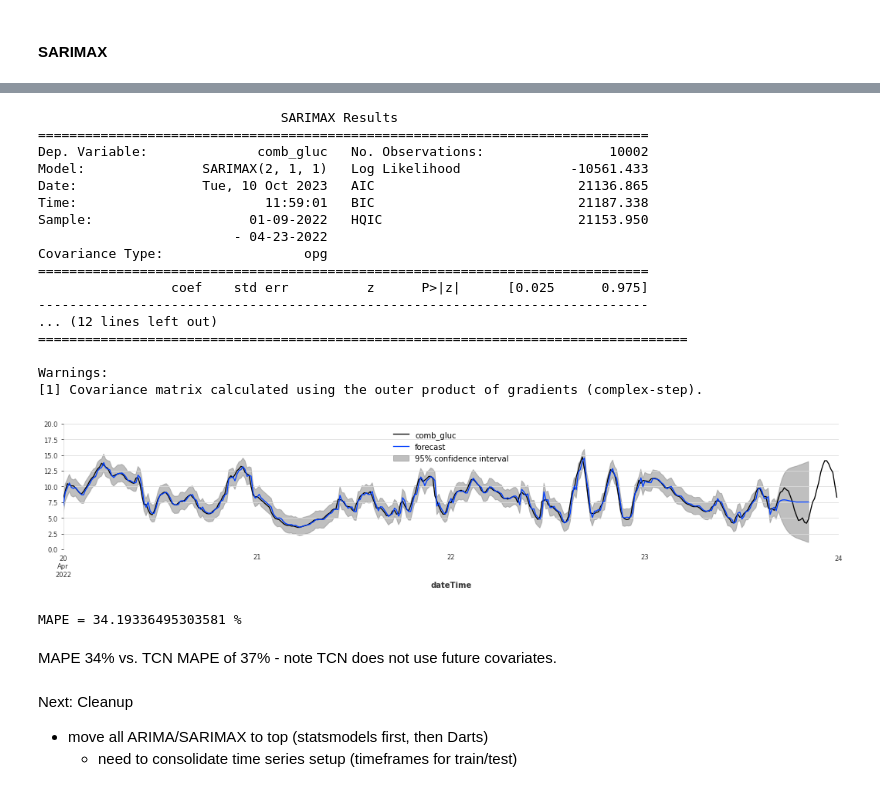
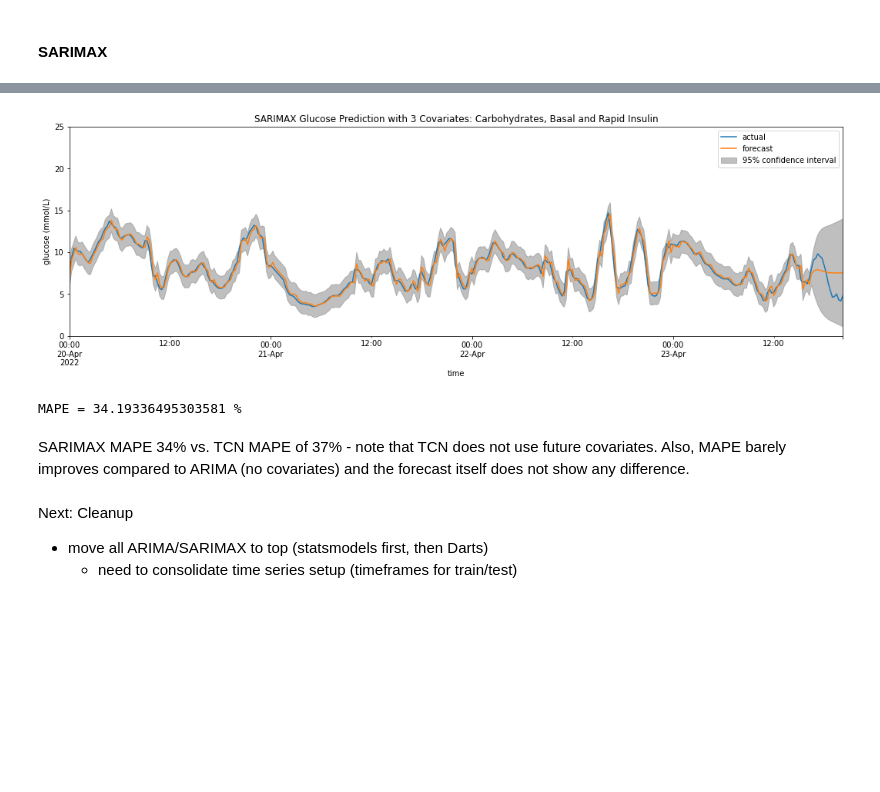
Before and after one commit to inaug22/capstone3, a Jupyter notebook: notebooks/glucose_wrangling+EDA.ipynb, the cells around one changed output, grey strips where cells are left out. Drawn from its saved outputs; the diff is of its cells as text; code cells hidden in the pictures; blank space fills up the shorter version.

```diff
--- a/notebooks/glucose_wrangling+EDA.ipynb
+++ b/notebooks/glucose_wrangling+EDA.ipynb
@@ -963,0 +1032,10 @@ train_carbs, val_carbs = dts_carbs[:-16], dts_carbs[-16:]
+# %%
+plt.rcParams.update(original_rcparams)
+fig, ax = plt.subplots(figsize=forecast_plot_size)
+dts_gluc.plot(label="actual", ax=ax)
+forecast_1s.plot(label="forecast")
+ax.set_xlim(pd.to_datetime('2022-04-20'), end_date)
+# save plot to image file
+#plt.savefig('../images/TCN_no_covars.png')
+plt.legend()
+print("MAPE = {:.2f}%".format(mape(dts_gluc, forecast_1s)))
@@ -1049,15 +1145,12 @@ TPU available: False, using: 0 TPU cores
 IPU available: False, using: 0 IPUs
 HPU available: False, using: 0 HPUs
 # %%
-fig, ax = plt.subplots(figsize=(18, 6))
-dts_gluc.plot(label="actual", ax=ax)
-tcn4_forecast.plot(label="forecast")
-ax.set_xlim(pd.to_datetime('2022-04-20'), end_date)
-plt.xlabel('time')
-plt.ylabel('glucose (mmol/L)')
-plt.legend()
-plt.title('TCN glucose prediction with 3 covariates: carbs, basal and rapid insulin')
-plt.savefig('../images/tcn4_forecast.png')
+plt.rcParams.update(original_rcparams)
+fig, ax = plt.subplots(figsize=forecast_plot_size)
+dts_gluc.plot(label="actual", ax=ax, linestyle='--', color=c_actual, alpha=0.8)
+tcn4_forecast.plot(label="forecast", color=c_forecast)
+clean_tcn_plot(ax, 'TCN Glucose Prediction with 3 Covariates: Carbohydrates, Basal Insulin and Rapid Insulin')
+plt.savefig('../images/TCN_3covars.png', dpi=150)
 print("MAPE = {:.2f}%".format(mape(dts_gluc, tcn4_forecast)))
 # %% [output]
 MAPE = 37.20%
@@ -1110,7 +1203,8 @@ darima_model.fit(series=train_gluc)
 ARIMA(p=2, d=1, q=1, seasonal_order=(0, 0, 0, 0), trend=None, random_state=0, add_encoders=None)
 # %%
 darima_forecast = darima_model.predict(n=16, series=train_gluc)
-fig, ax = plt.subplots(figsize=(18, 6))
+plt.rcParams.update(original_rcparams)
+fig, ax = plt.subplots(figsize=forecast_plot_size)
 dts_gluc.plot(label="actual", ax=ax)
 darima_forecast.plot(label="forecast")
 ax.set_xlim(pd.to_datetime('2022-04-20'), end_date)
@@ -1155,48 +1263,26 @@ summary = sarima_fit.summary()
-# %%
-print(summary)
-# %% [output]
-                               SARIMAX Results
-==============================================================================
-Dep. Variable:              comb_gluc   No. Observations:                10002
-Model:               SARIMAX(2, 1, 1)   Log Likelihood              -10561.433
-Date:                Tue, 10 Oct 2023   AIC                          21136.865
-Time:                        11:59:01   BIC                          21187.338
-Sample:                    01-09-2022   HQIC                         21153.950
-                         - 04-23-2022
-Covariance Type:                  opg
-==============================================================================
-                 coef    std err          z      P>|z|      [0.025      0.975]
-------------------------------------------------------------------------------
-... (12 lines left out)
-===================================================================================
-
-Warnings:
-[1] Covariance matrix calculated using the outer product of gradients (complex-step).
 # %%
+plt.rcParams.update(original_rcparams)
 # plot predictions
-fig, ax = plt.subplots()
-fig.set_size_inches(18, 3)
-df_gluc_resampled.comb_gluc.plot(ax=ax)
-#pred_time = end_date + timedelta(hours=4) #, minutes=30)
-# dynamic=True only needed for in-sample predictions
+fig, ax = plt.subplots(figsize=forecast_plot_size)
+# df_gluc_resampled.comb_gluc.plot(ax=ax)
+# use endog instead
+endog.plot(ax=ax)
 
 # get the date of the last index of the test data
 end = endog_test.index[-1]
 plot_predict(sarima_fit, ax=ax, end=end, exog=exog_test);
-plt.ylim(0, 20)
-plt.xlim(pd.to_datetime('2022-04-20'), end_date)
+clean_arima_plot(ax, 'SARIMAX Glucose Prediction with 3 Covariates: Carbohydrates, Basal and Rapid Insulin')
+plt.savefig('../images/sarimax_3covars_forecast.png')
 plt.show()
 # %% [output]
-[figure, old version]
+[figure, new version]
-# %%
-actual_values = endog_test.values
-abs_percentage_errors = abs((actual_values - forecast.predicted_mean) / actual_values)
-mape = abs_percentage_errors.mean() * 100
-print("MAPE =", mape, "%")
-# %% [output]
-MAPE = 34.19336495303581 %
+# %%
+mape = mape_byhand(forecast.predicted_mean , endog_test.values)
+print("MAPE =", mape, "%")
+# %% [output]
+MAPE = 34.19336495303581 %
 # %% [markdown]
-MAPE 34% vs. TCN MAPE of 37% - note TCN does not use future covariates.
+SARIMAX MAPE 34% vs. TCN MAPE of 37% - note that TCN does not use future covariates. Also, MAPE barely improves compared to ARIMA (no covariates) and the forecast itself does not show any difference.
 # %% [markdown]
 Next: Cleanup
 * move all ARIMA/SARIMAX to top (statsmodels first, then Darts)
```
Also changed, not shown: parts of 41 cells of this notebook.
